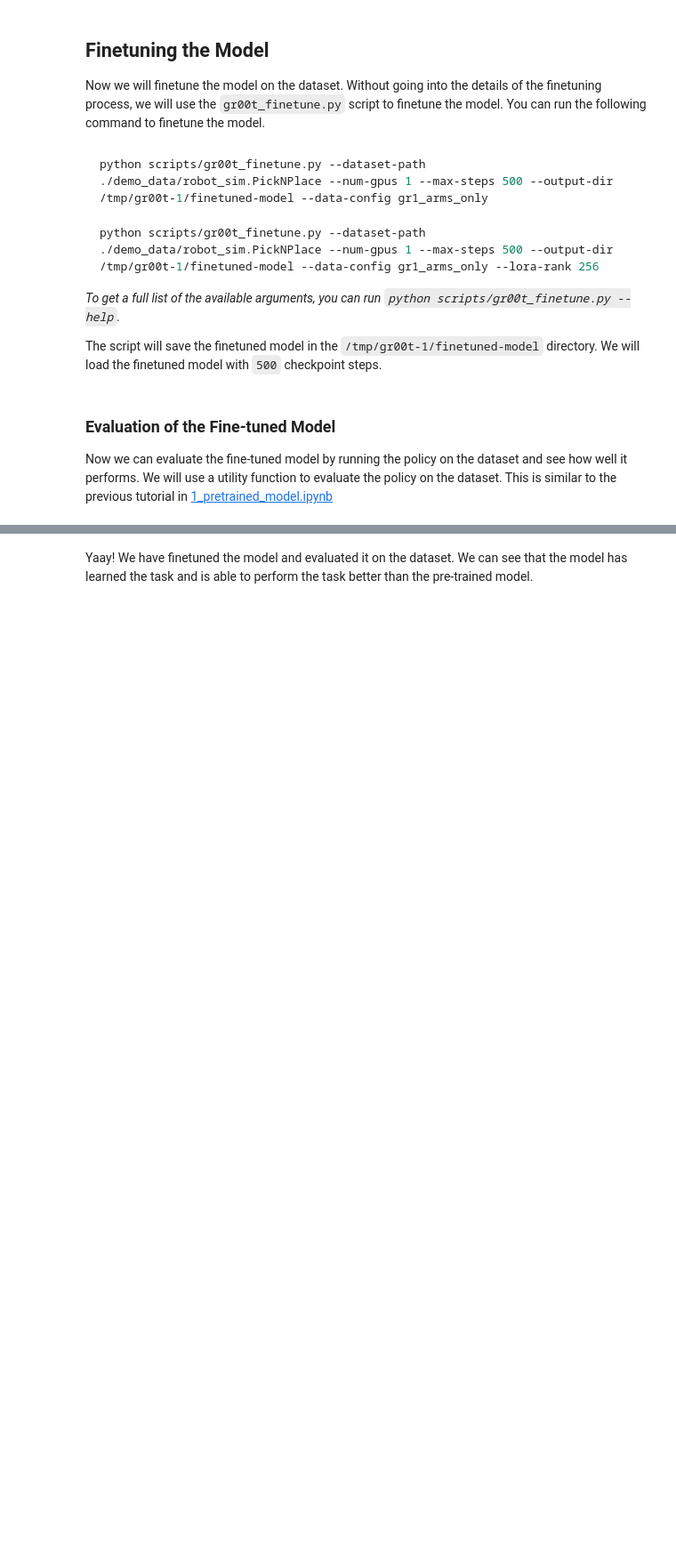
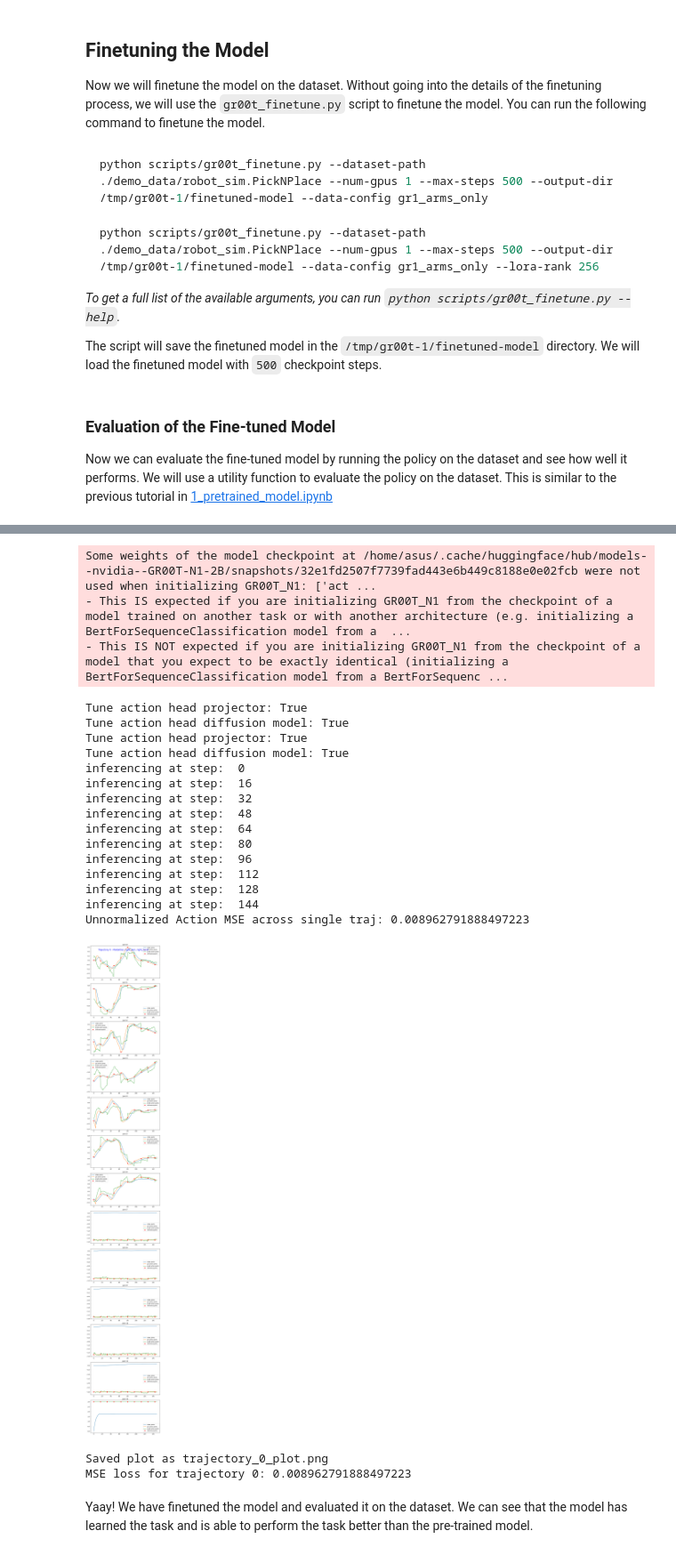
Before and after one commit to squirel2000/Isaac-GR00T, a Jupyter notebook: getting_started/2_finetuning.ipynb, the cells around one changed output, grey strips where cells are left out. Shown at 89% size. Saved outputs shown, nothing was run; the diff lists cells and outputs as text; code cells hidden in the pictures; blank space fills up the shorter version.

```diff
--- a/getting_started/2_finetuning.ipynb
+++ b/getting_started/2_finetuning.ipynb
@@ -126,7 +174,7 @@ Now we can evaluate the fine-tuned model by running the policy on the dataset an
 from gr00t.utils.eval import calc_mse_for_single_trajectory
 import warnings
 
-finetuned_model_path = "/tmp/gr00t-1/finetuned-model/checkpoint-500"
+finetuned_model_path = "/tmp/gr00t-1/finetuned-model/checkpoint-9500"
 finetuned_policy = Gr00tPolicy(
     model_path=finetuned_model_path,
     embodiment_tag="new_embodiment",
@@ -148,3 +196,4 @@ mse = calc_mse_for_single_trajectory(
 )
 
 print("MSE loss for trajectory 0:", mse)
+# %% [output]
@@ -151,2 +208,23 @@ print("MSE loss for trajectory 0:", mse)
+Some weights of the model checkpoint at /home/asus/.cache/huggingface/hub/models--nvidia--GR00T-N1-2B/snapshots/32e1fd2507f7739fad443e6b449c8188e0e02fcb were not used when initializing GR00T_N1: ['act ...
+- This IS expected if you are initializing GR00T_N1 from the checkpoint of a model trained on another task or with another architecture (e.g. initializing a BertForSequenceClassification model from a  ...
+- This IS NOT expected if you are initializing GR00T_N1 from the checkpoint of a model that you expect to be exactly identical (initializing a BertForSequenceClassification model from a BertForSequenc ...
+Tune action head projector: True
+Tune action head diffusion model: True
+Tune action head projector: True
+Tune action head diffusion model: True
+inferencing at step:  0
+inferencing at step:  16
+inferencing at step:  32
+inferencing at step:  48
+inferencing at step:  64
+inferencing at step:  80
+inferencing at step:  96
+inferencing at step:  112
+inferencing at step:  128
+inferencing at step:  144
+Unnormalized Action MSE across single traj: 0.008962791888497223
+[figure, added]
+Saved plot as trajectory_0_plot.png
+MSE loss for trajectory 0: 0.008962791888497223
 # %% [markdown]
 Yaay! We have finetuned the model and evaluated it on the dataset. We can see that the model has learned the task and is able to perform the task better than the pre-trained model.
```
Also changed, not shown: parts of 4 cells of this notebook, 7 other files.
